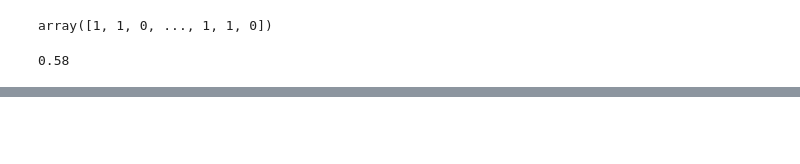
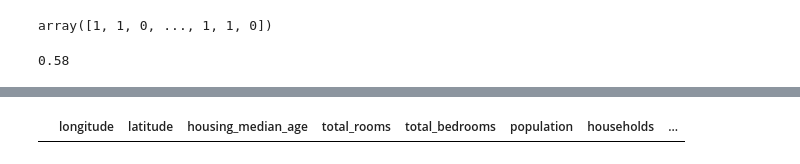
Before and after one commit to harg74/ML_ZoomCamp_2022, a Jupyter notebook: 3-Machine_Learning_for_Classification/3.15-Homework.ipynb, the cells around one changed output, grey strips where cells are left out. Cells and saved outputs as stored; diff of their text form; code cells hidden in the pictures; blank space fills up the shorter version.

```diff
--- a/3-Machine_Learning_for_Classification/3.15-Homework.ipynb
+++ b/3-Machine_Learning_for_Classification/3.15-Homework.ipynb
@@ -274,0 +352,2 @@ round((y_val == above_avg).mean(),2)
+# %%
+data['median_house_value'] = np.log1p(data.median_house_value)
@@ -274,0 +369,4 @@ round((y_val == above_avg).mean(),2)
+# %%
+data[data['total_bedrooms'].isna()]
+# %% [output]
+|  | longitude | latitude | housing_median_age | total_rooms | total_bedrooms | population | households | ... |
```
Also changed, not shown: parts of 27 cells of this notebook.
